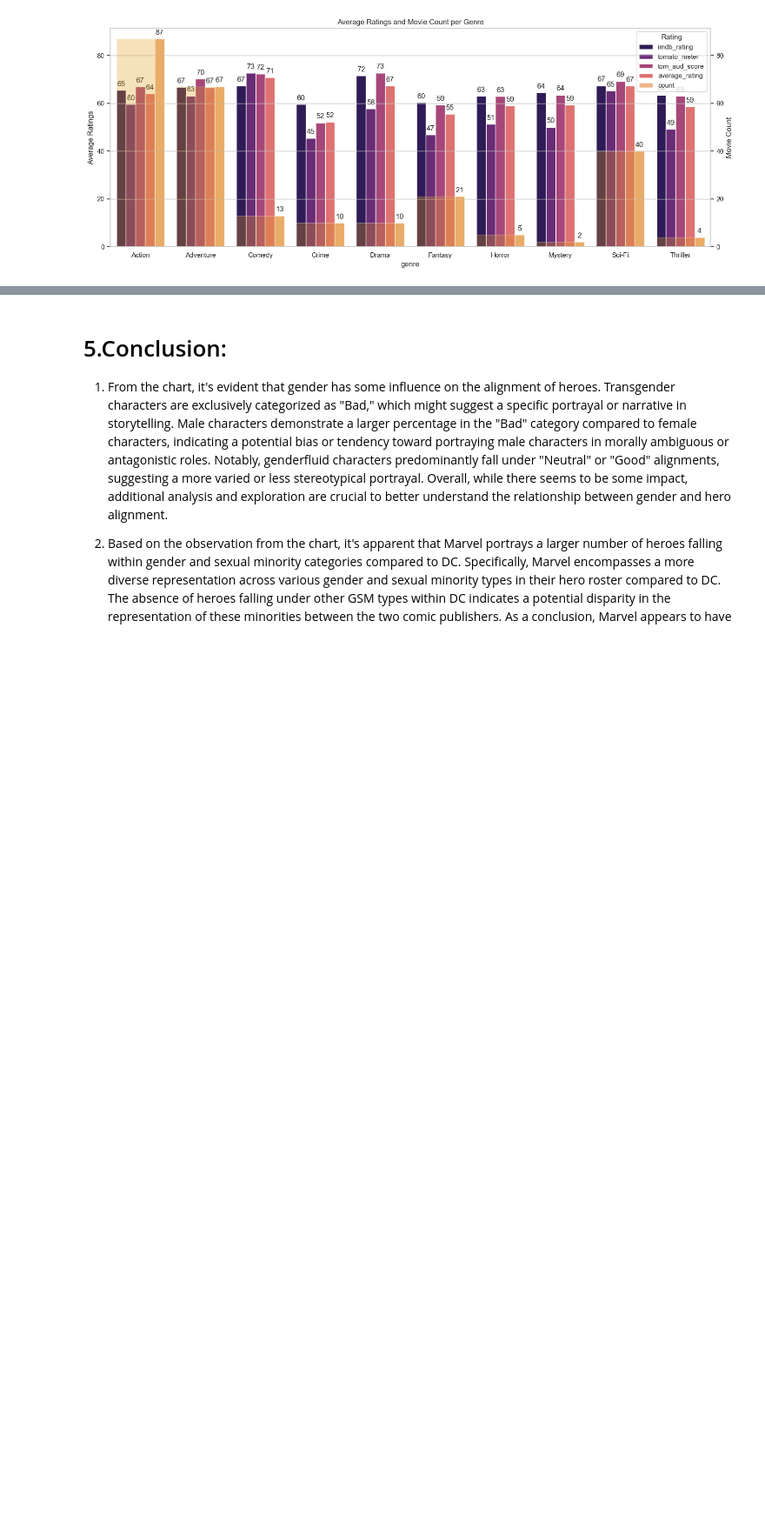
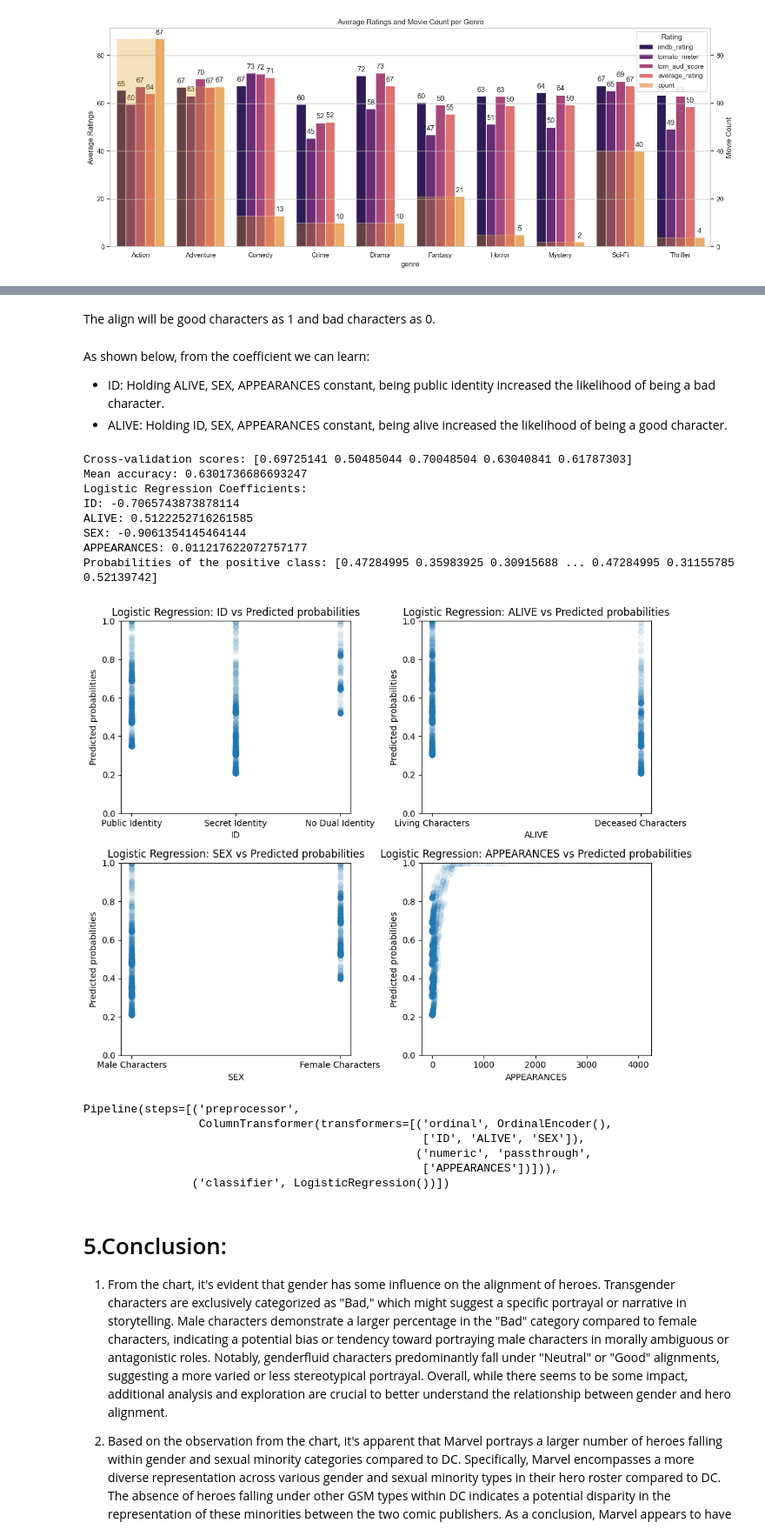
Before and after one commit to jc000222/Hero_Analysis, a Jupyter notebook: hero_analysis.ipynb, the cells around one changed output, grey strips where cells are left out. Shown at 87% size. Drawn from its saved outputs; the diff is of its cells as text; code cells hidden in the pictures; blank space fills up the shorter version.

```diff
--- a/hero_analysis.ipynb
+++ b/hero_analysis.ipynb
@@ -931,3 +931,34 @@ matched[['APPEARANCES','average_rating']]
+# %%
+import pandas as pd
+df_comic=pd.read_csv('test.csv')
+# %% [markdown]
+The align will be good characters as 1 and bad characters as 0.
+# %% [markdown]
+As shown below, from the coefficient we can learn:
+- ID: Holding ALIVE, SEX, APPEARANCES constant, being public identity increased the likelihood of being a bad character.
+- ALIVE: Holding ID, SEX, APPEARANCES constant, being alive increased the likelihood of being a good character.
+# %%
+from src.hero_data.model import ModelBuilder
+
+model_align = ModelBuilder(df_comic)
+pipeline=model_align.model_ALIGN()
+pipeline
+# %% [output]
+Cross-validation scores: [0.69725141 0.50485044 0.70048504 0.63040841 0.61787303]
+Mean accuracy: 0.6301736686693247
+Logistic Regression Coefficients:
+ID: -0.7065743873878114
+ALIVE: 0.5122252716261585
+SEX: -0.9061354145464144
+APPEARANCES: 0.011217622072757177
+Probabilities of the positive class: [0.47284995 0.35983925 0.30915688 ... 0.47284995 0.31155785 0.52139742]
+[figure, added]
+Pipeline(steps=[('preprocessor',
+                 ColumnTransformer(transformers=[('ordinal', OrdinalEncoder(),
+                                                  ['ID', 'ALIVE', 'SEX']),
+                                                 ('numeric', 'passthrough',
+                                                  ['APPEARANCES'])])),
+                ('classifier', LogisticRegression())])
 # %% [markdown]
 # 5.Conclusion:
 1. From the chart, it's evident that gender has some influence on the alignment of heroes. Transgender characters are exclusively categorized as "Bad," which might suggest a specific portrayal or narrative in storytelling. Male characters demonstrate a larger percentage in the "Bad" category compared to female characters, indicating a potential bias or tendency toward portraying male characters in morally ambiguous or antagonistic roles. Notably, genderfluid characters predominantly fall under "Neutral" or "Good" alignments, suggesting a more varied or less stereotypical portrayal. Overall, while there seems to be some impact, additional analysis and exploration are crucial to better understand the relationship between gender and hero alignment.
```
Also changed, not shown: parts of 19 cells of this notebook, 3 other files.
